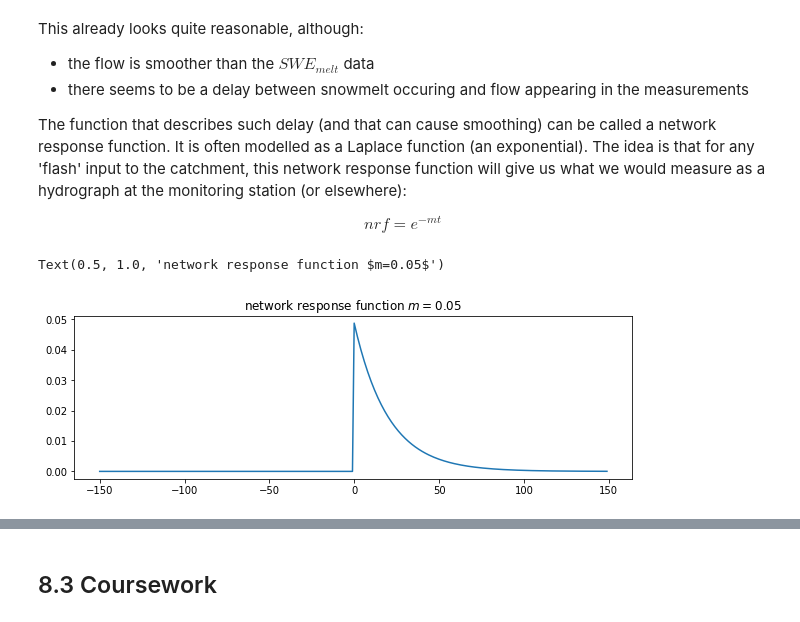
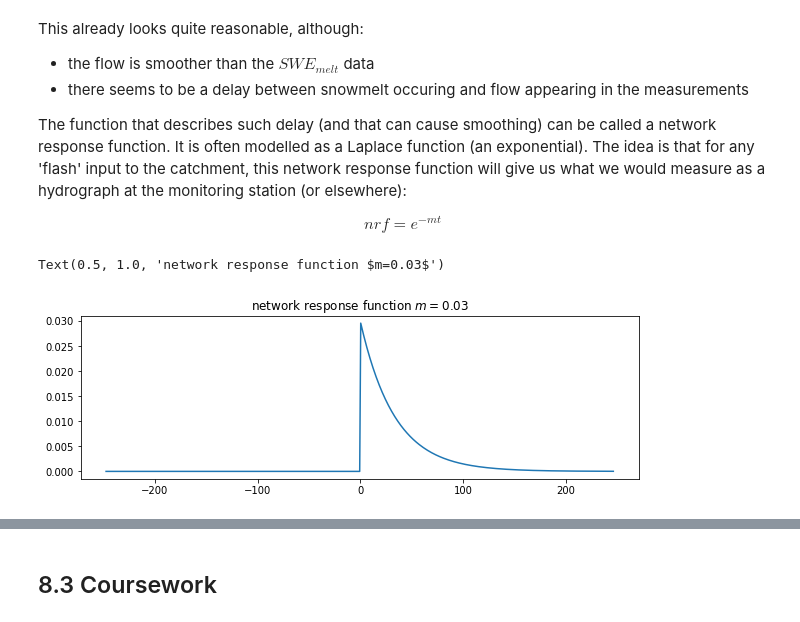
Before and after one commit to profLewis/geog0111_OLD, a Jupyter notebook: Chapter8_Practical_Part2.ipynb, the cells around one changed output, grey strips where cells are left out. Cells and saved outputs as stored; diff of their text form; code cells hidden in the pictures.

```diff
--- a/Chapter8_Practical_Part2.ipynb
+++ b/Chapter8_Practical_Part2.ipynb
@@ -260,25 +306,25 @@ $$
 # %%
 # decay parameter
 # nrf = exp(-m x)
-m  = 0.05
+m  = 0.03
 
 plt.figure(figsize=(10,3))
 # window size
 ndays = 15 * int(1/m)
 nrf_x = np.arange(ndays) - ndays/2
 # function for nrf
 nrf = np.exp(-m*nrf_x)
 nrf[nrf_x<0] = 0
 
 # normalise so that sum is 1
 nrf = nrf/nrf.sum()
 
 # plot
 plt.plot(nrf_x,nrf)
 plt.title(f'network response function $m={m}$')
 # %% [output]
-Text(0.5, 1.0, 'network response function $m=0.05$')
+Text(0.5, 1.0, 'network response function $m=0.03$')
-[figure, old version]
+[figure, new version]
 # %%
 import scipy
 import scipy.ndimage.filters
```
Also changed, not shown: parts of 11 cells of this notebook.
